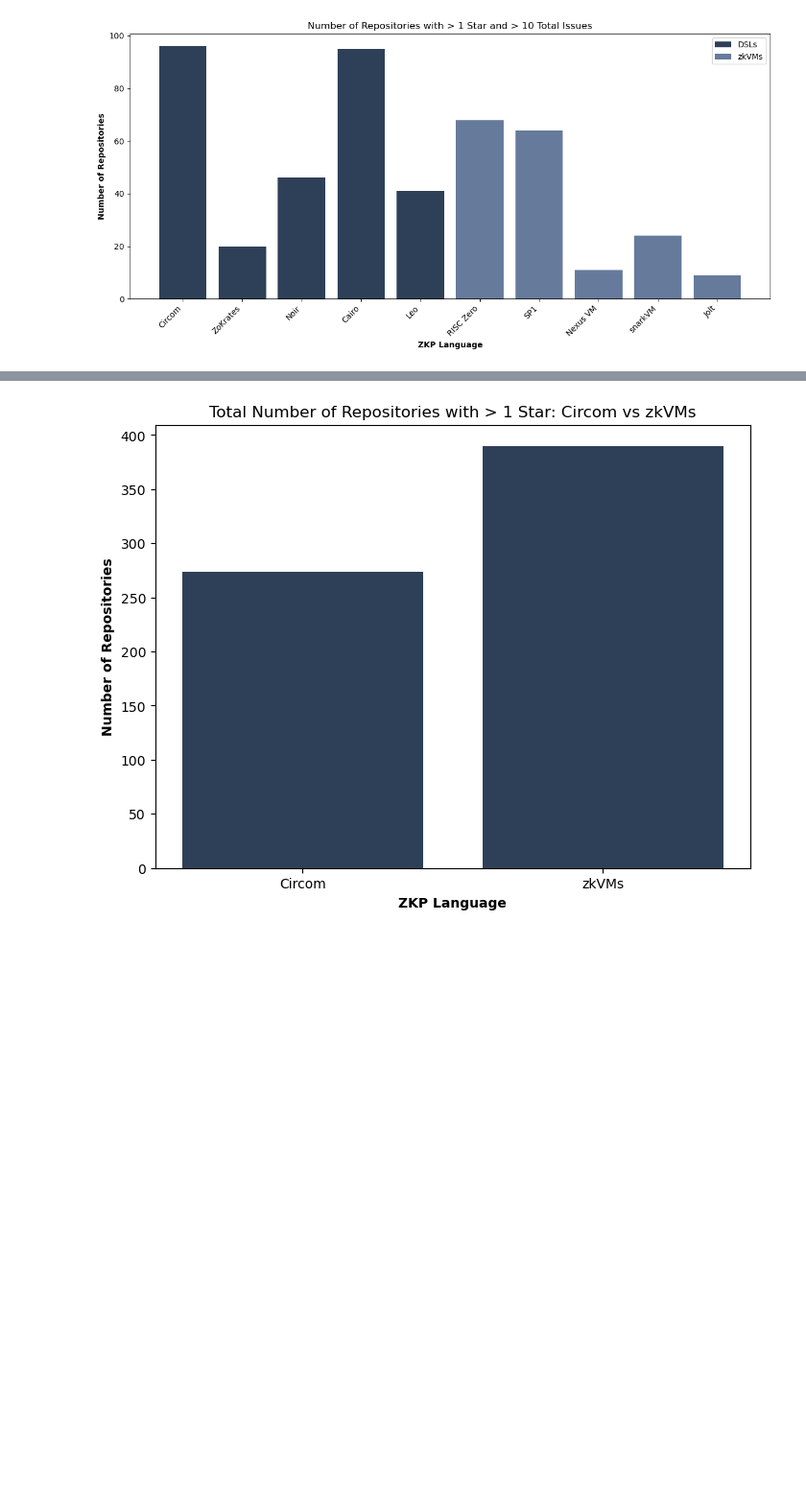
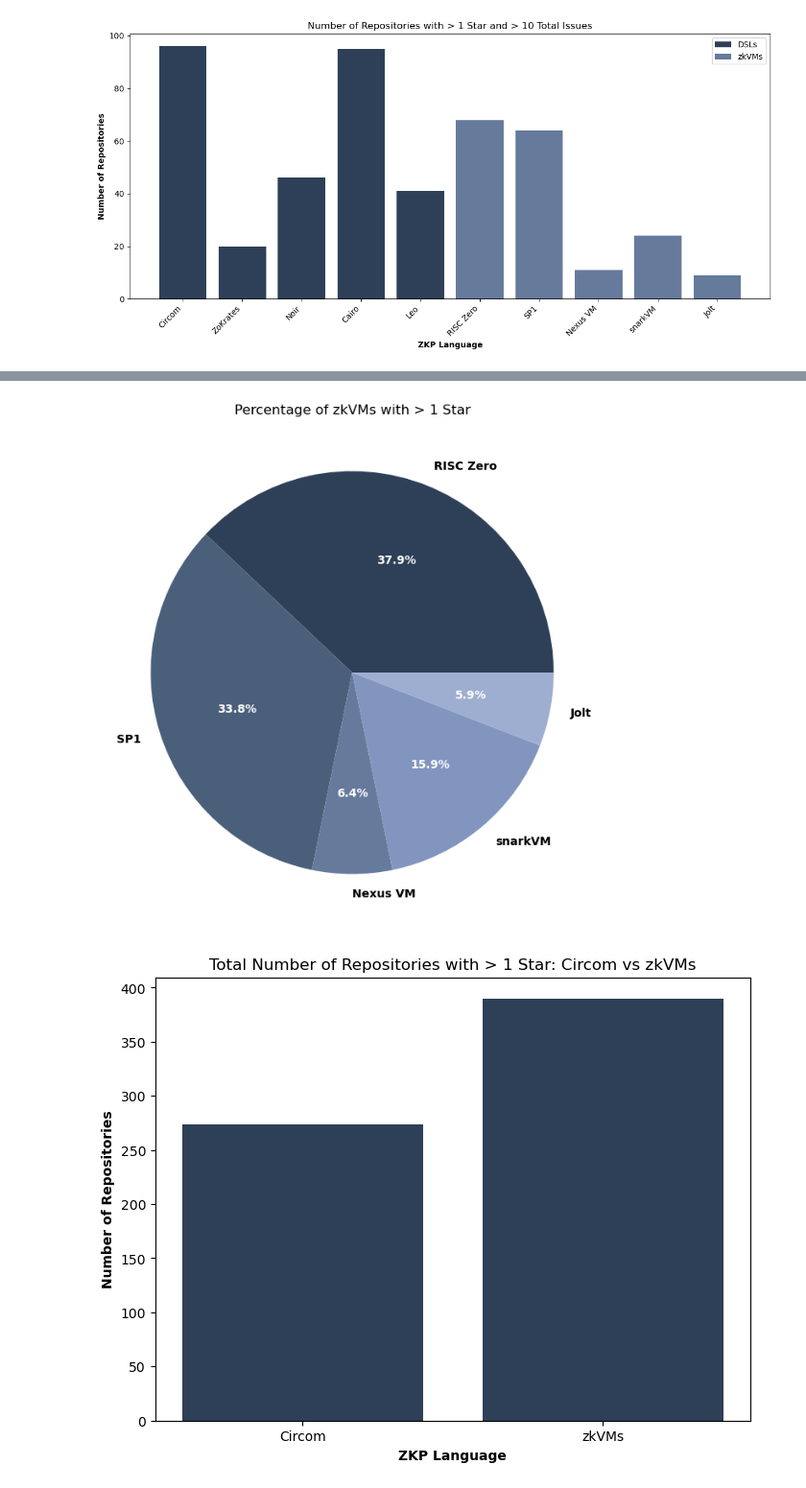
Before and after one commit to ArmanKolozyan/ZKP-Languages, a Jupyter notebook: src/data_analyzer.ipynb, the cells around one changed output, grey strips where cells are left out. Shown at 96% size. Drawn from its saved outputs; the diff is of its cells as text; code cells hidden in the pictures; blank space fills up the shorter version.

```diff
--- a/src/data_analyzer.ipynb
+++ b/src/data_analyzer.ipynb
@@ -290,2 +143,21 @@ plt.close()
+# %%
+# percentage of all zkVMs with > 1 star
+zkvm_names = ['RISC Zero', 'SP1', 'Nexus VM', 'snarkVM', 'Jolt']
+zkvm_dfs = [risc0_df, sp1_zkvm_df, nexus_df, snarkvm_df, jolt_df]
+zkvm_counts = [len(df[df['Stars'] > 1]) for df in zkvm_dfs]
+
+fig, ax = plt.subplots(figsize=(8, 8))
+wedges, texts, autotexts = ax.pie(zkvm_counts, labels=zkvm_names, autopct='%1.1f%%', colors=pie_colors)
+for text in texts:
+    text.set_color('black')
+    text.set_fontweight('bold')
+for autotext in autotexts:
+    autotext.set_color('white')
+    autotext.set_fontweight('bold')
+ax.set_title('Percentage of zkVMs with > 1 Star')
+plt.show()
+save_fig(fig, 'zkVM_percentages.png')
+# %% [output]
+[figure, added]
 # %%
 # total number of repositories with > 1 star: Circom vs zkVMs
```
Also changed, not shown: parts of 12 cells of this notebook.
